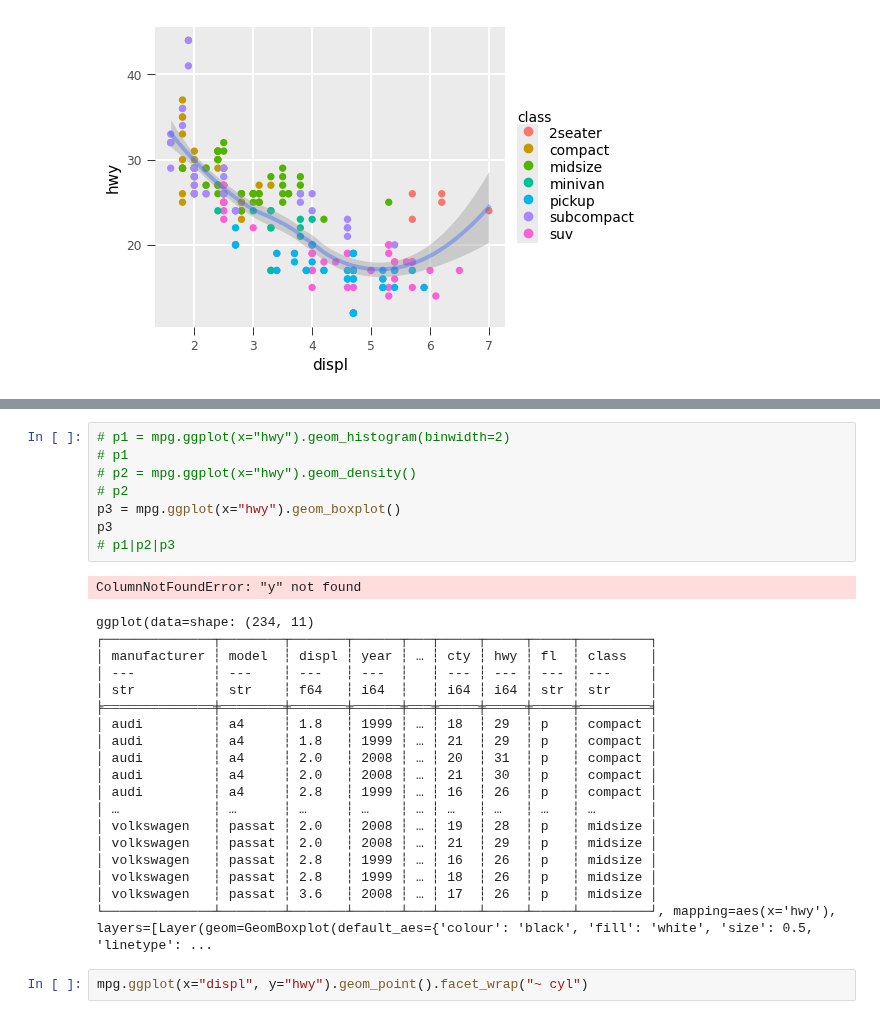
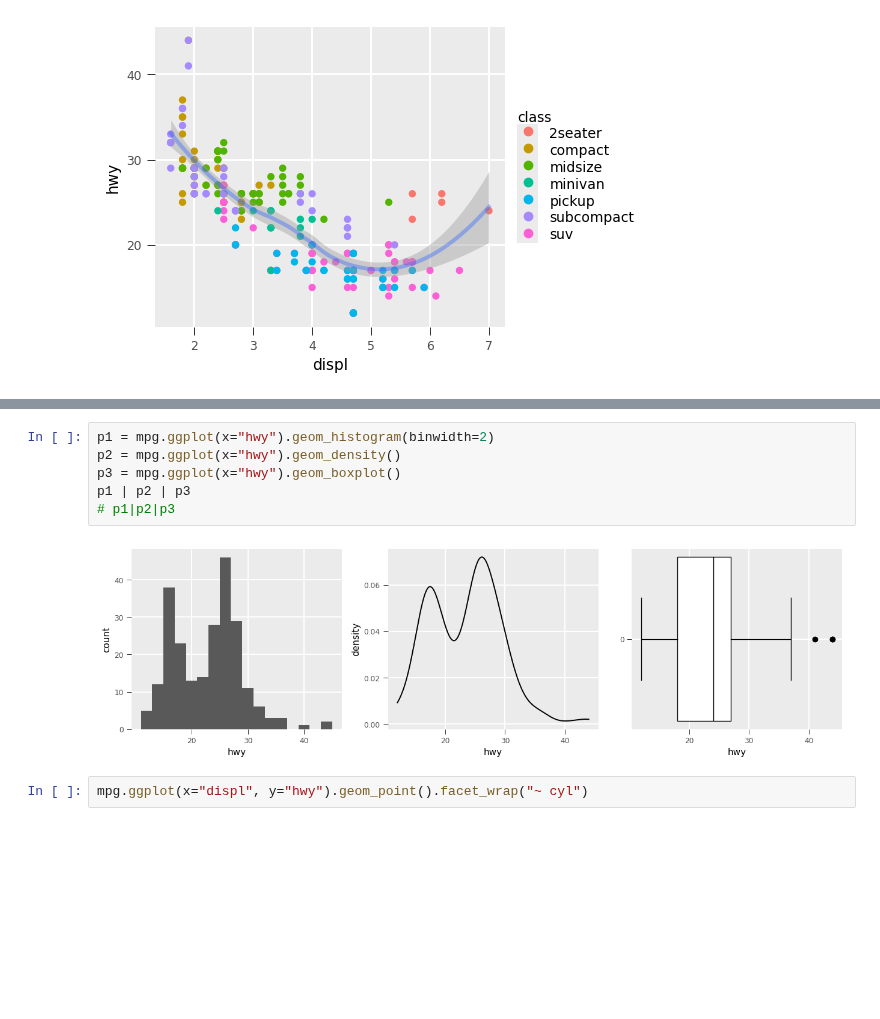
Before and after one commit to huangziwei/hea, a Jupyter notebook: example/books/dataframe.ipynb, the cells around one changed output, grey strips where cells are left out. Drawn from its saved outputs; the diff is of its cells as text; blank space fills up the shorter version.

Commit message:
fix: ggplot/shapes

```diff
--- a/example/books/dataframe.ipynb
+++ b/example/books/dataframe.ipynb
@@ -1131,31 +1113,11 @@ ggplot(data=shape: (234, 11)
 # %%
-# p1 = mpg.ggplot(x="hwy").geom_histogram(binwidth=2)
-# p1
-# p2 = mpg.ggplot(x="hwy").geom_density()
-# p2
+p1 = mpg.ggplot(x="hwy").geom_histogram(binwidth=2)
+p2 = mpg.ggplot(x="hwy").geom_density()
 p3 = mpg.ggplot(x="hwy").geom_boxplot()
-p3
+p1 | p2 | p3
 # p1|p2|p3
 # %% [output]
-ColumnNotFoundError: "y" not found
-ggplot(data=shape: (234, 11)
-┌──────────────┬────────┬───────┬──────┬───┬─────┬─────┬─────┬─────────┐
-│ manufacturer ┆ model  ┆ displ ┆ year ┆ … ┆ cty ┆ hwy ┆ fl  ┆ class   │
-│ ---          ┆ ---    ┆ ---   ┆ ---  ┆   ┆ --- ┆ --- ┆ --- ┆ ---     │
-│ str          ┆ str    ┆ f64   ┆ i64  ┆   ┆ i64 ┆ i64 ┆ str ┆ str     │
-╞══════════════╪════════╪═══════╪══════╪═══╪═════╪═════╪═════╪═════════╡
-│ audi         ┆ a4     ┆ 1.8   ┆ 1999 ┆ … ┆ 18  ┆ 29  ┆ p   ┆ compact │
-│ audi         ┆ a4     ┆ 1.8   ┆ 1999 ┆ … ┆ 21  ┆ 29  ┆ p   ┆ compact │
-│ audi         ┆ a4     ┆ 2.0   ┆ 2008 ┆ … ┆ 20  ┆ 31  ┆ p   ┆ compact │
-│ audi         ┆ a4     ┆ 2.0   ┆ 2008 ┆ … ┆ 21  ┆ 30  ┆ p   ┆ compact │
-│ audi         ┆ a4     ┆ 2.8   ┆ 1999 ┆ … ┆ 16  ┆ 26  ┆ p   ┆ compact │
-│ …            ┆ …      ┆ …     ┆ …    ┆ … ┆ …   ┆ …   ┆ …   ┆ …       │
-│ volkswagen   ┆ passat ┆ 2.0   ┆ 2008 ┆ … ┆ 19  ┆ 28  ┆ p   ┆ midsize │
-│ volkswagen   ┆ passat ┆ 2.0   ┆ 2008 ┆ … ┆ 21  ┆ 29  ┆ p   ┆ midsize │
-│ volkswagen   ┆ passat ┆ 2.8   ┆ 1999 ┆ … ┆ 16  ┆ 26  ┆ p   ┆ midsize │
-│ volkswagen   ┆ passat ┆ 2.8   ┆ 1999 ┆ … ┆ 18  ┆ 26  ┆ p   ┆ midsize │
-│ volkswagen   ┆ passat ┆ 3.6   ┆ 2008 ┆ … ┆ 17  ┆ 26  ┆ p   ┆ midsize │
-└──────────────┴────────┴───────┴──────┴───┴─────┴─────┴─────┴─────────┘, mapping=aes(x='hwy'), layers=[Layer(geom=GeomBoxplot(default_aes={'colour': 'black', 'fill': 'white', 'size': 0.5, 'linetype': ...
+[figure, added]
 # %%
 mpg.ggplot(x="displ", y="hwy").geom_point().facet_wrap("~ cyl")
 # %% [output]
```
Also changed, not shown: parts of 2 cells of this notebook, 2 other files.
